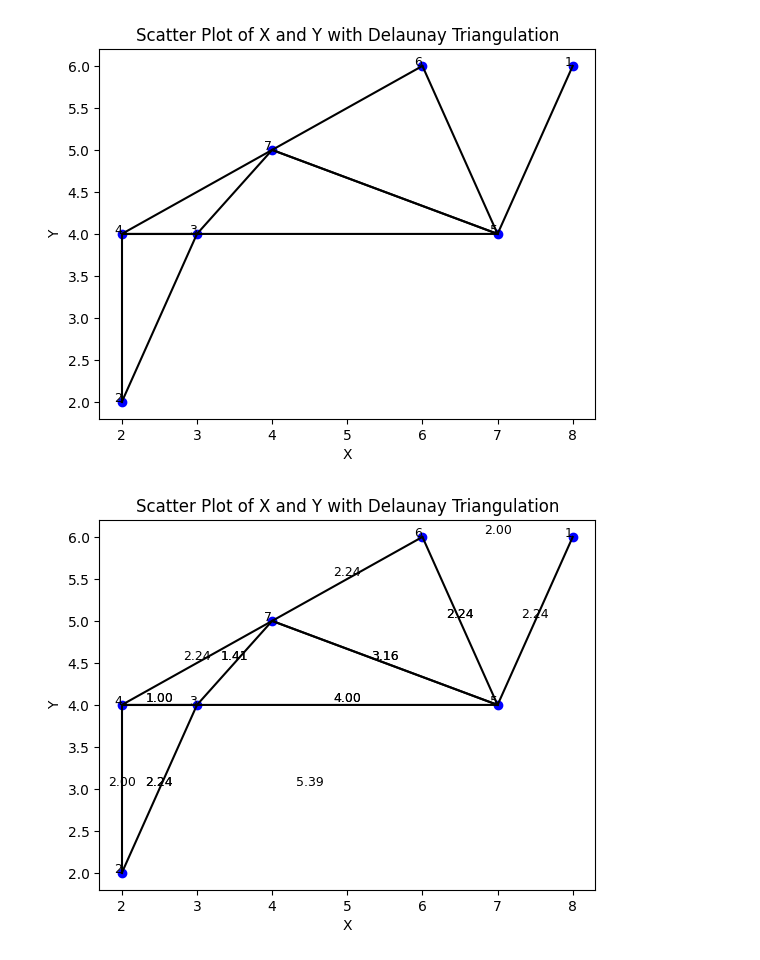
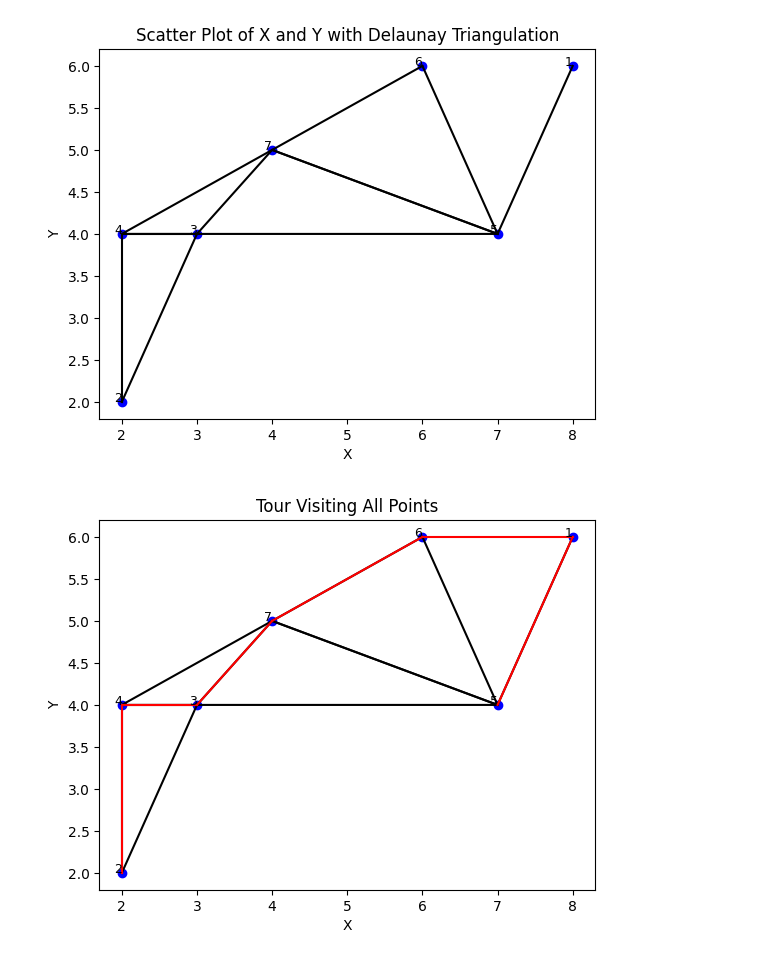
Before and after one commit to ansalf/UAV, a Jupyter notebook: visual.ipynb, the cells around one changed output. Cells and saved outputs as stored; diff of their text form; code cells hidden in the pictures.

```diff
--- a/visual.ipynb
+++ b/visual.ipynb
@@ -75,46 +75,46 @@ import pandas as pd
 import matplotlib.pyplot as plt
 from scipy.spatial import Delaunay
 import numpy as np
+from scipy.spatial import distance_matrix
+from scipy.sparse.csgraph import minimum_spanning_tree
 
 # Membaca data dari file CSV
 df = pd.read_csv('dataset/Agustus-senin.csv')
 
 # Membuat scatter plot
 plt.scatter(df['X'], df['Y'], c='blue', marker='o')
 
 # Menambahkan label pada setiap titik
 for i, (x, y) in enumerate(zip(df['X'], df['Y'])):
     plt.text(x, y, str(i + 1), fontsize=9, ha='right')
 
 # Melakukan Delaunay triangulation
 points = df[['X', 'Y']].values
 tri = Delaunay(points)
 
-# Menggambar triangulation dan menambahkan teks di tengah-tengah setiap garis
+# Menggambar triangulation
 for simplex in tri.simplices:
-    # Menggambar garis
     plt.plot(points[simplex, 0], points[simplex, 1], 'k-')
 
-    # Iterasi melalui setiap pasangan titik yang membentuk garis
-    for i in range(len(simplex)):
-        p1 = points[simplex[i]]
-        p2 = points[simplex[(i + 1) % len(simplex)]]
+# Menghitung matriks jarak antar titik
+dist_matrix = distance_matrix(points, points)
 
-        # Hitung midpoint
-        midpoint = np.mean([p1, p2], axis=0)
+# Membuat minimum spanning tree (MST)
+mst = minimum_spanning_tree(dist_matrix)
 
-        # Hitung jarak antar titik
-        distance = np.linalg.norm(p2 - p1)
-
-        # Tambahkan teks di tengah garis
-        plt.text(midpoint[0], midpoint[1], f'{distance:.2f}', fontsize=9, ha='center', va='bottom')
+# Menggambar jalur yang mengunjungi semua titik berdasarkan MST
+edges = np.array(np.where(mst.toarray() != 0)).T
+for edge in edges:
+    p1 = points[edge[0]]
+    p2 = points[edge[1]]
+    plt.plot([p1[0], p2[0]], [p1[1], p2[1]], 'r-')
 
 # Menambahkan judul dan label sumbu
-plt.title('Scatter Plot of X and Y with Delaunay Triangulation')
+plt.title('Tour Visiting All Points')
 plt.xlabel('X')
 plt.ylabel('Y')
 
 # Menampilkan plot
 plt.show()
 # %% [output]
-[figure, old version]
+[figure, new version]
```
Also changed, not shown: parts of 2 cells of this notebook.
